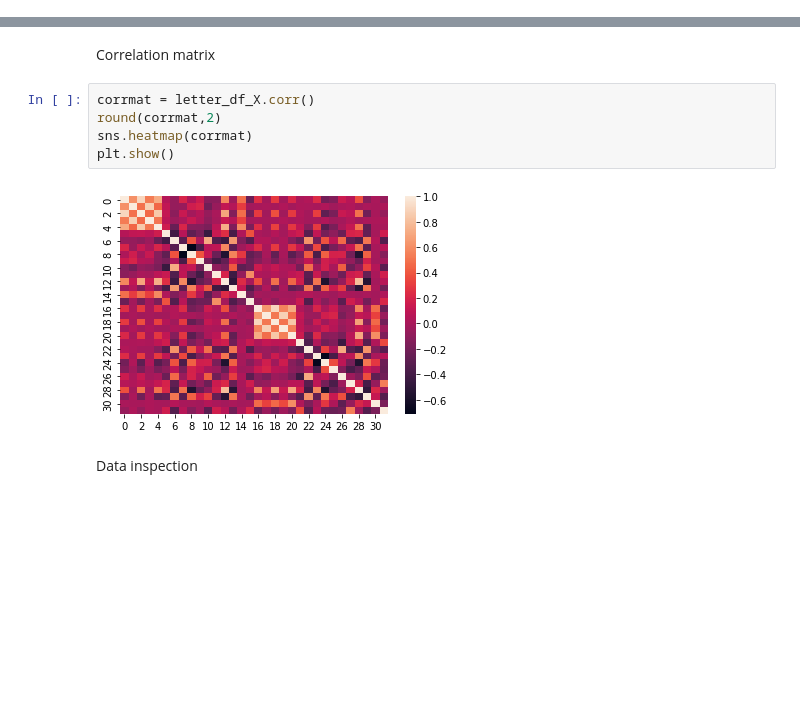
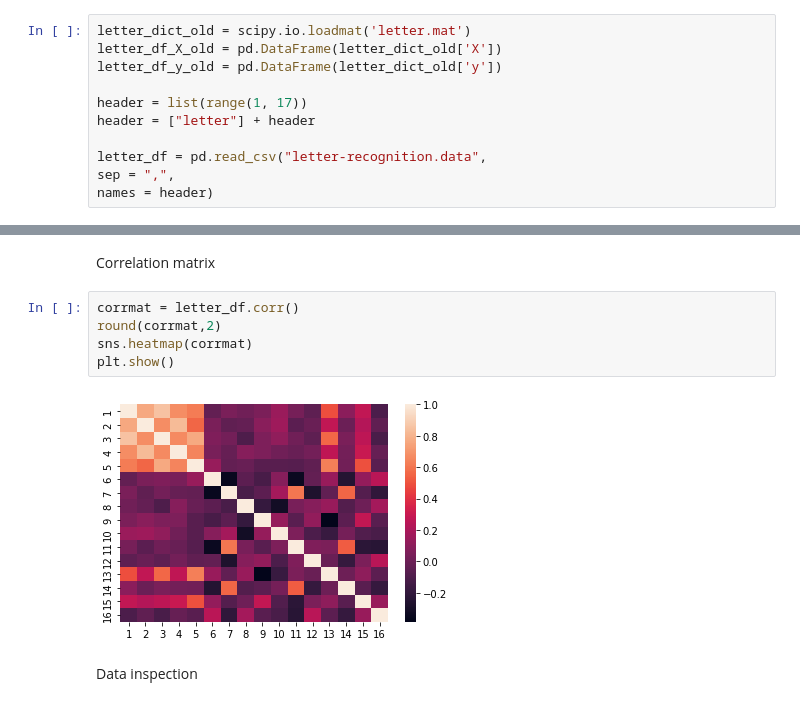
Before and after one commit to mmlein/KDDM2, a Jupyter notebook: Letter_inspection.ipynb, the cells around one changed output, grey strips where cells are left out. Drawn from its saved outputs; the diff is of its cells as text; blank space fills up the shorter version.

Commit message:
"Letter inspection überarbeitet (neues Datenfile)"

```diff
--- a/Letter_inspection.ipynb
+++ b/Letter_inspection.ipynb
@@ -13,0 +11,11 @@ letter_df_y = pd.DataFrame(letter_dict['y'])
+# %%
+letter_dict_old = scipy.io.loadmat('letter.mat')
+letter_df_X_old = pd.DataFrame(letter_dict_old['X'])
+letter_df_y_old = pd.DataFrame(letter_dict_old['y'])
+
+header = list(range(1, 17))
+header = ["letter"] + header
+
+letter_df = pd.read_csv("letter-recognition.data",
+sep = ",",
+names = header)
@@ -14,12 +49,12 @@ letter_df_y = pd.DataFrame(letter_dict['y'])
 # %% [markdown]
 Correlation matrix
 # %%
-corrmat = letter_df_X.corr()
+corrmat = letter_df.corr()
 round(corrmat,2)
 sns.heatmap(corrmat)
 plt.show()
 # %% [output]
-[figure, old version]
+[figure, new version]
 # %% [markdown]
 Data inspection
 # %% [markdown]
```
Also changed, not shown: parts of 19 cells of this notebook.
